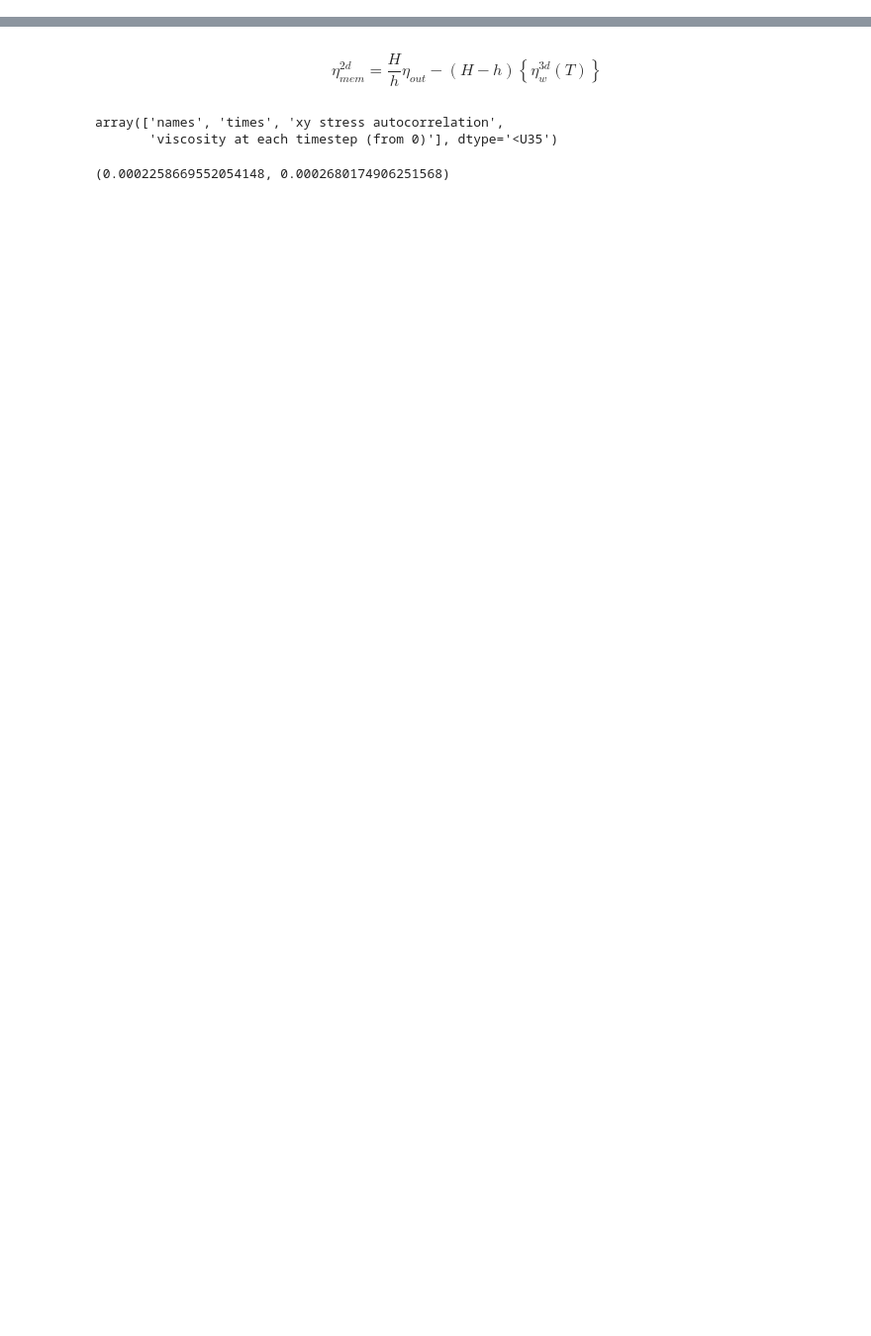
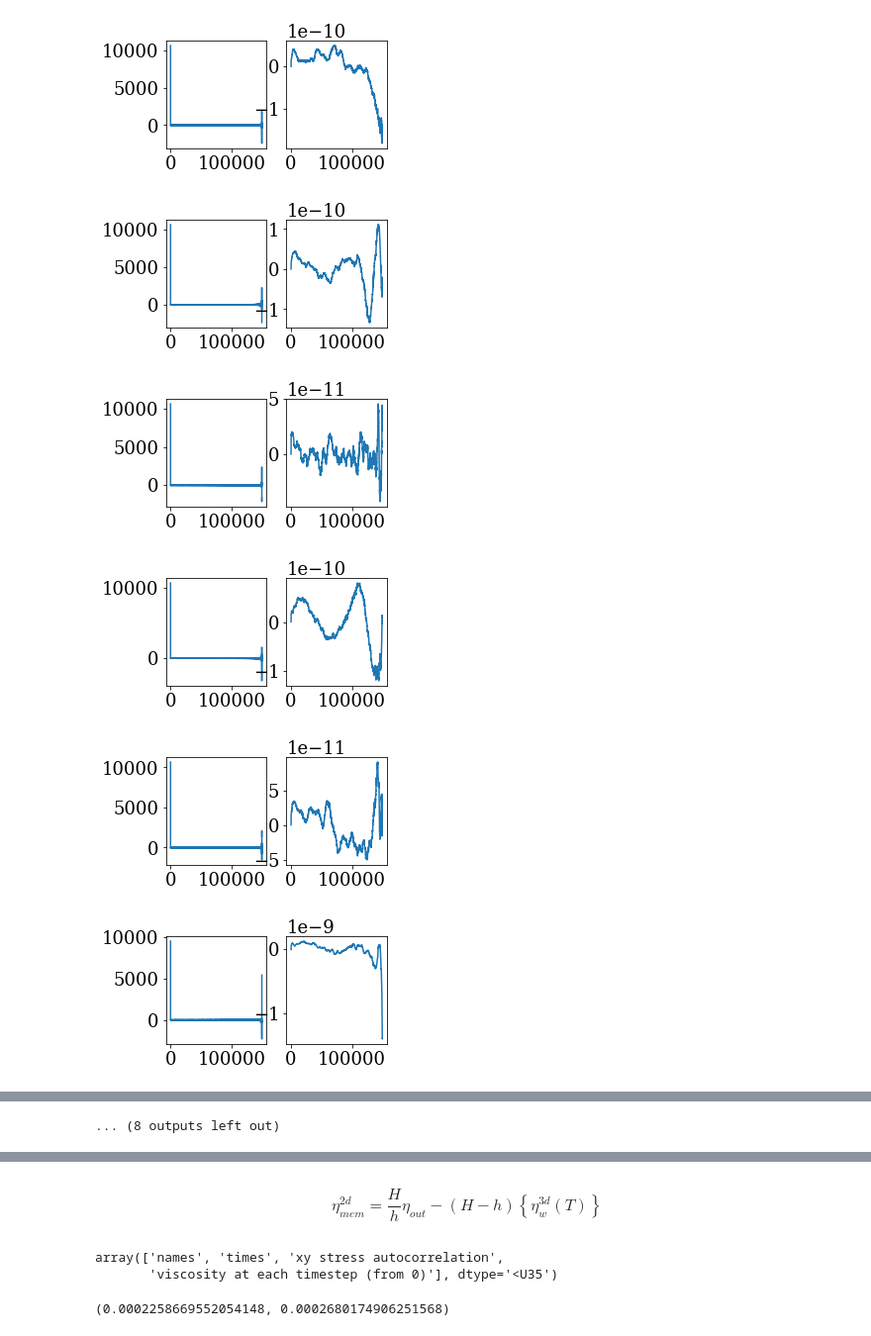
Before and after one commit to sheamusfitz/g-k-viscosity, a Jupyter notebook: 2fs-analysis.ipynb, the cells around one changed output, grey strips where cells are left out. Shown at 99% size. Saved outputs shown, nothing was run; the diff lists cells and outputs as text; code cells hidden in the pictures; blank space fills up the shorter version.

```diff
--- a/2fs-analysis.ipynb
+++ b/2fs-analysis.ipynb
@@ -15,0 +19,2 @@ matplotlib.rc('font', **font)
+# %%
+lipids = ['dppc', 'dspc', 'dopc', 'dlpc']
@@ -15,0 +24,11 @@ matplotlib.rc('font', **font)
+# %%
+data = pd.DataFrame()
+
+for lipid in lipids:
+    for r in range(1,6):
+        filename = f'../{lipid}/r{r}/py_output.npz'
+        quick = np.load(filename)
+        data[lipid+'-r'+str(r)+'-auto'] = np.array(quick.f.arr_2)
+        data[lipid+'-r'+str(r)+'-visc'] = np.array(quick.f.arr_3)
+data['times'] = np.array(quick.f.arr_1)
+data
@@ -15,0 +49,16 @@ matplotlib.rc('font', **font)
+# %%
+for lipid in lipids:
+    for r in range(1,6):
+        plt.figure(figsize=(4,2))
+        plt.subplot(121)
+        plt.plot(data.times, data[lipid+'-r'+str(r+1)+'-auto'])
+        plt.subplot(122)
+        plt.plot(data.times, data[lipid+'-r'+str(r+1)+'-visc'])
+        plt.show()
+# %% [output]
+[figure, added]
+[figure, added]
+[figure, added]
+[figure, added]
+[figure, added]
+[figure, added]
@@ -15,0 +71 @@ matplotlib.rc('font', **font)
+... (8 outputs left out)
```
Also changed, not shown: parts of 9 cells of this notebook.
